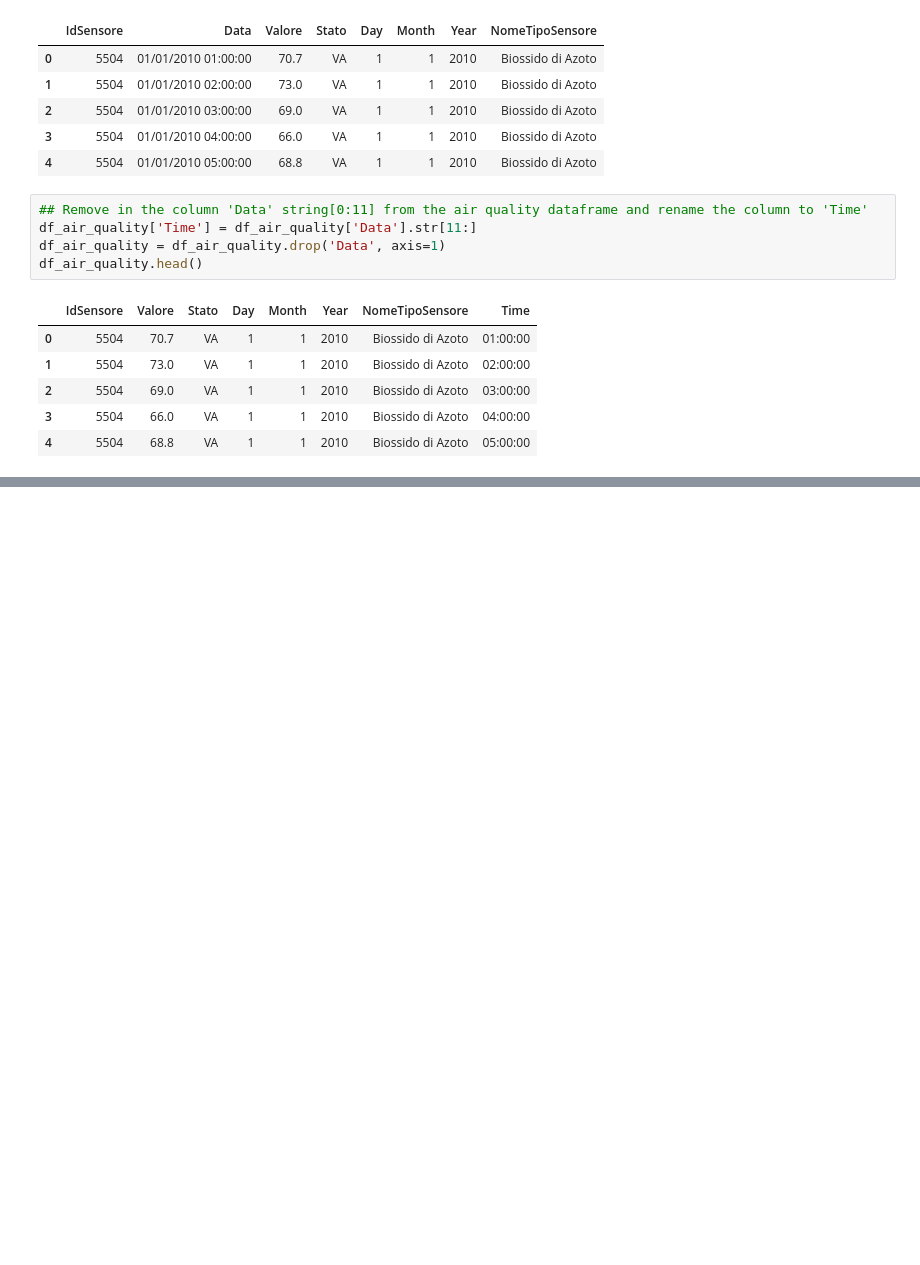
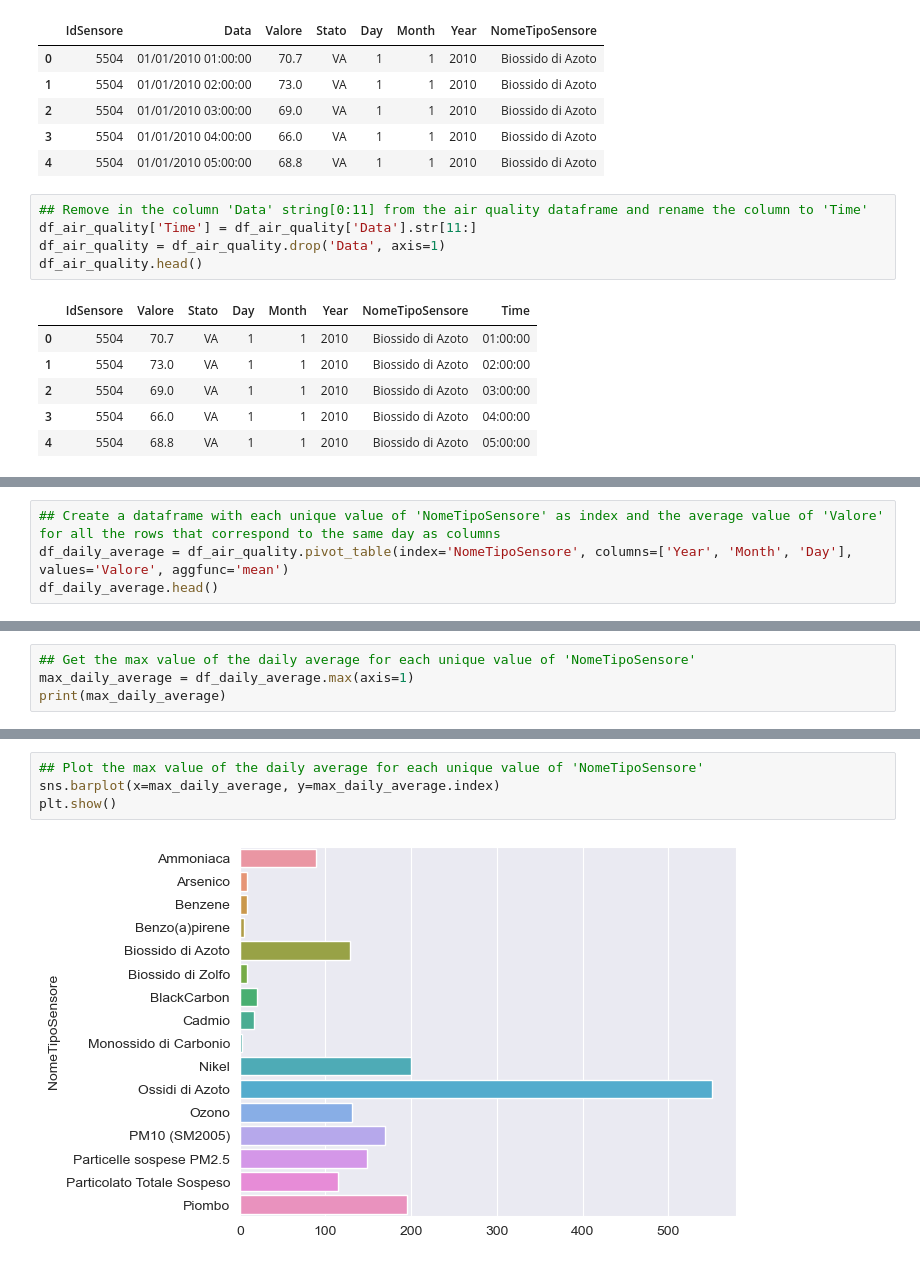
Before and after one commit to LGpolimi/HHE_DSLAB_project_AA2324, a Jupyter notebook: air_pollution_notebook.ipynb, the cells around one changed output, grey strips where cells are left out. Saved outputs shown, nothing was run; the diff lists cells and outputs as text; blank space fills up the shorter version.

```diff
--- a/air_pollution_notebook.ipynb
+++ b/air_pollution_notebook.ipynb
@@ -229,0 +381,4 @@ dtype: int64
+# %%
+## Create a dataframe with each unique value of 'NomeTipoSensore' as index and the average value of 'Valore' for all the rows that correspond to the same day as columns
+df_daily_average = df_air_quality.pivot_table(index='NomeTipoSensore', columns=['Year', 'Month', 'Day'], values='Valore', aggfunc='mean')
+df_daily_average.head()
@@ -229,0 +396,4 @@ dtype: int64
+# %%
+## Get the max value of the daily average for each unique value of 'NomeTipoSensore'
+max_daily_average = df_daily_average.max(axis=1)
+print(max_daily_average)
@@ -229,0 +419,6 @@ dtype: int64
+# %%
+## Plot the max value of the daily average for each unique value of 'NomeTipoSensore'
+sns.barplot(x=max_daily_average, y=max_daily_average.index)
+plt.show()
+# %% [output]
+[figure, added]
```
Also changed, not shown: parts of 18 cells of this notebook.
